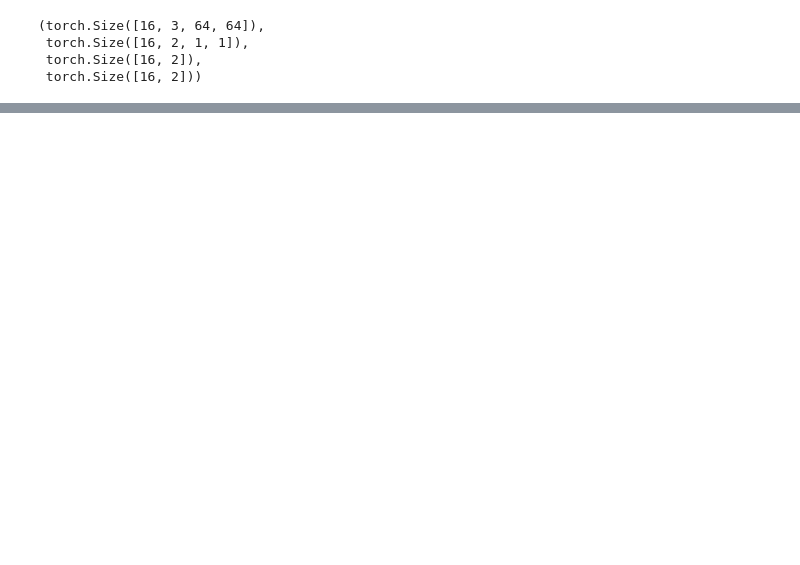
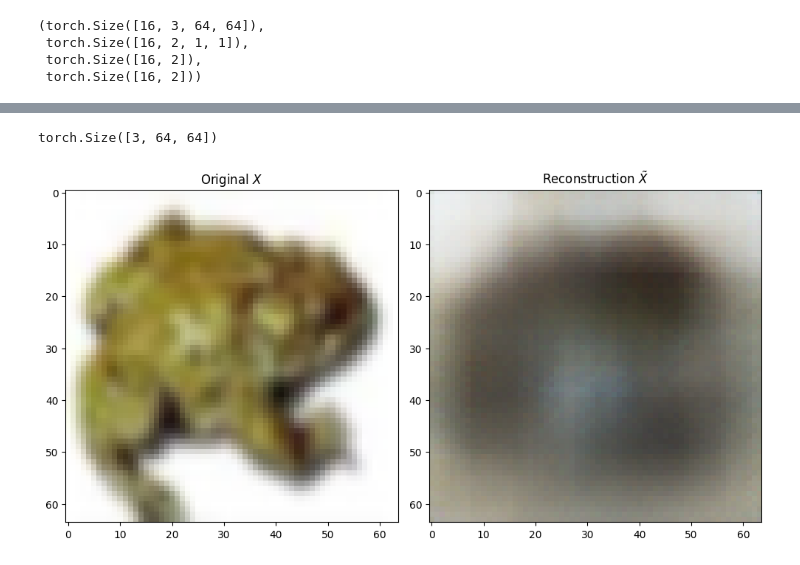
Before and after one commit to thmaz/encoders, a Jupyter notebook: encoders.ipynb, the cells around one changed output, grey strips where cells are left out. Saved outputs shown, nothing was run; the diff lists cells and outputs as text; code cells hidden in the pictures; blank space fills up the shorter version.

```diff
--- a/encoders.ipynb
+++ b/encoders.ipynb
@@ -294,13 +347,14 @@ y.shape, z.shape, mu.shape, log_var.shape
  torch.Size([16, 2]),
  torch.Size([16, 2]))
 # %%
-EPOCHS = 20
-BATCH_SIZE = 256
-LEARNING_RATE = 0.03
-LEARNING_RATE_GAMMA = 0.85
+EPOCHS = 80
+BATCH_SIZE = 512
+LEARNING_RATE = 0.0015
+LEARNING_RATE_GAMMA = 0.8
 
 # Model constants
 Z_DIM = 256
-LAMBDA_REC_ERR = 1
-NUM_WORKERS = 4
-DEVICE
+LAMBDA_REC_ERR = 1000
+
+# check for possible GPU usage
+DEVICE = torch.device('cuda') if torch.cuda.is_available() else torch.device('cpu')
@@ -466,0 +442,21 @@ plt.show()
+# %%
+idx = 10
+
+X_sample = X_test[idx].to(DEVICE)
+
+print(X_sample.shape)
+X_sample = X_sample.unsqueeze(0)  # (1, 3, 64, 64)
+y_pred, _, _, _ = generator(X_sample)
+
+fig, (ax1, ax2) = plt.subplots(1, 2, figsize=(10, 5))
+
+ax1.set_title("Original $X$")
+ax2.set_title(r"Reconstruction $\tilde{X}$")
+
+ax1.imshow(X_sample.squeeze(0).permute(1,2,0).cpu())
+ax2.imshow(F.sigmoid(y_pred).detach().cpu().squeeze(0).permute(1,2,0))
+
+plt.tight_layout()
+# %% [output]
+torch.Size([3, 64, 64])
+[figure, added]
```
Also changed, not shown: parts of 22 cells of this notebook.
